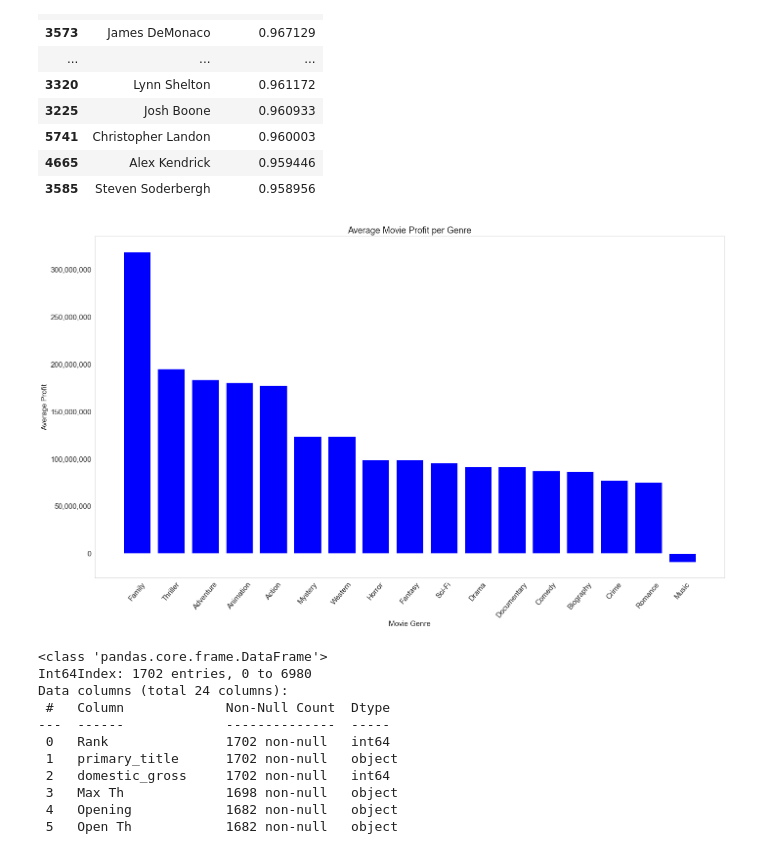
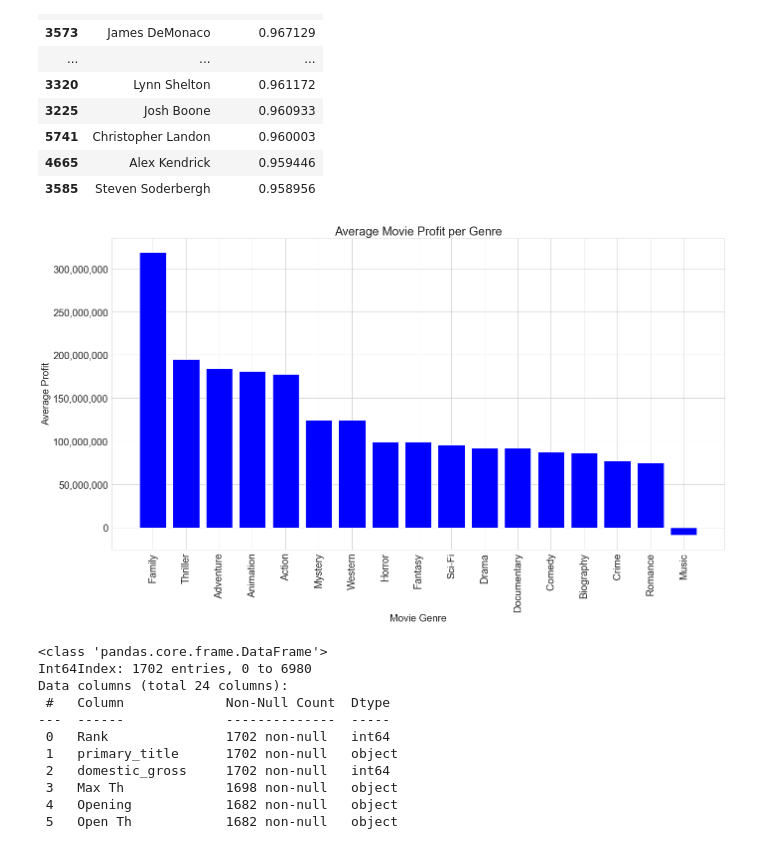
Before and after one commit to pedrov718/box_office_project, a Jupyter notebook: phase1_project.ipynb, the cells around one changed output. Drawn from its saved outputs; the diff is of its cells as text; code cells hidden in the pictures.

```diff
--- a/phase1_project.ipynb
+++ b/phase1_project.ipynb
@@ -254,17 +256,20 @@ plt.show();
 total_gross_per_year = movies_clean.groupby("release_year")["Gross"].sum()
 years = total_gross_per_year.keys()
 # %%
-fig, ax = plt.subplots(figsize=(10,8))
+fig, ax = plt.subplots(figsize=(20,12))
 
 # sets up bar plot
-ax.plot(years, total_gross_per_year, color = "k",  marker = 'o')
+ax.plot(years, total_gross_per_year, color = "k",  marker = 'o', linewidth = 5)
 ax.set_xlabel('Release Year')
 ax.set_ylabel('Total Gross')
 ax.set_title('Total Gross per Year (2012-2022)')
+plt.grid()
+plt.rcParams.update({'font.size': 50})
 ax.get_yaxis().set_major_formatter(
     matplotlib.ticker.FuncFormatter(lambda x, p: format(int(x), ',')))
-plt.rcParams.update({'font.size': 15})
+
 plt.grid()
 plt.tight_layout()
 plt.show();
+plt.savefig('total_gross_per_year_linegraph.png')
 # %% [output]
@@ -460,10 +466,11 @@ ax.bar(top_15_dir_by_profit["director"], top_15_dir_by_profit["profit"], color =
 ax.set_xlabel('Director Name')
 ax.set_xticklabels(top_15_dir_by_profit["director"], rotation=75)
 ax.set_ylabel("Total Profit")
+plt.grid()
 ax.set_title('Top 12 Most Profitable Directors')
 ax.get_yaxis().set_major_formatter(
     matplotlib.ticker.FuncFormatter(lambda x, p: format(int(x), ',')))
-plt.rcParams.update({'font.size': 15})
+plt.rcParams.update({'font.size': 20})
 plt.grid()
 plt.tight_layout()
 plt.show();
@@ -523,24 +530,26 @@ movies.loc[movies.genre1 == "Musical"]
 movies.drop(index = [4201, 1659 ], inplace = True)
 # %%
 avg_prof_per_genre = movies.groupby("genre1")["profit"].mean().sort_values(ascending= False)
-
+import matplotlib as mpl
 
 fig, ax = plt.subplots(figsize=(20,12))
 
 # sets up bar plot
 ax.bar(avg_prof_per_genre.keys(), avg_prof_per_genre, color = "blue")
 ax.set_xlabel('Movie Genre')
 ax.set_ylabel("Average Profit")
 ax.set_title('Average Movie Profit per Genre')
-ax.set_xticklabels(avg_prof_per_genre.keys(), rotation=50)
-ax.get_yaxis().set_major_formatter(
-    matplotlib.ticker.FuncFormatter(lambda x, p: format(int(x), ',')))
-plt.rcParams.update({'font.size': 20})
+plt.grid()
+ax.set_xticklabels(avg_prof_per_genre.keys(), rotation=90)
+# ax.get_yaxis().set_major_formatter(
+#     matplotlib.ticker.FuncFormatter(lambda x, p: format(int(x), ',')))
+ax.yaxis.set_major_formatter(mpl.ticker.StrMethodFormatter('{x:,.0f}'))
+plt.rcParams.update({'font.size': 30})
 plt.grid()
 plt.tight_layout()
 plt.show();
 # %% [output]
-[figure, old version]
+[figure, new version]
 # %%
 movies.drop(columns = ["domestic_gross"], inplace = True)
 movies.rename(columns={"Gross": "domestic_gross"}, inplace= True)
```
Also changed, not shown: parts of 12 cells of this notebook, 2 other files.
